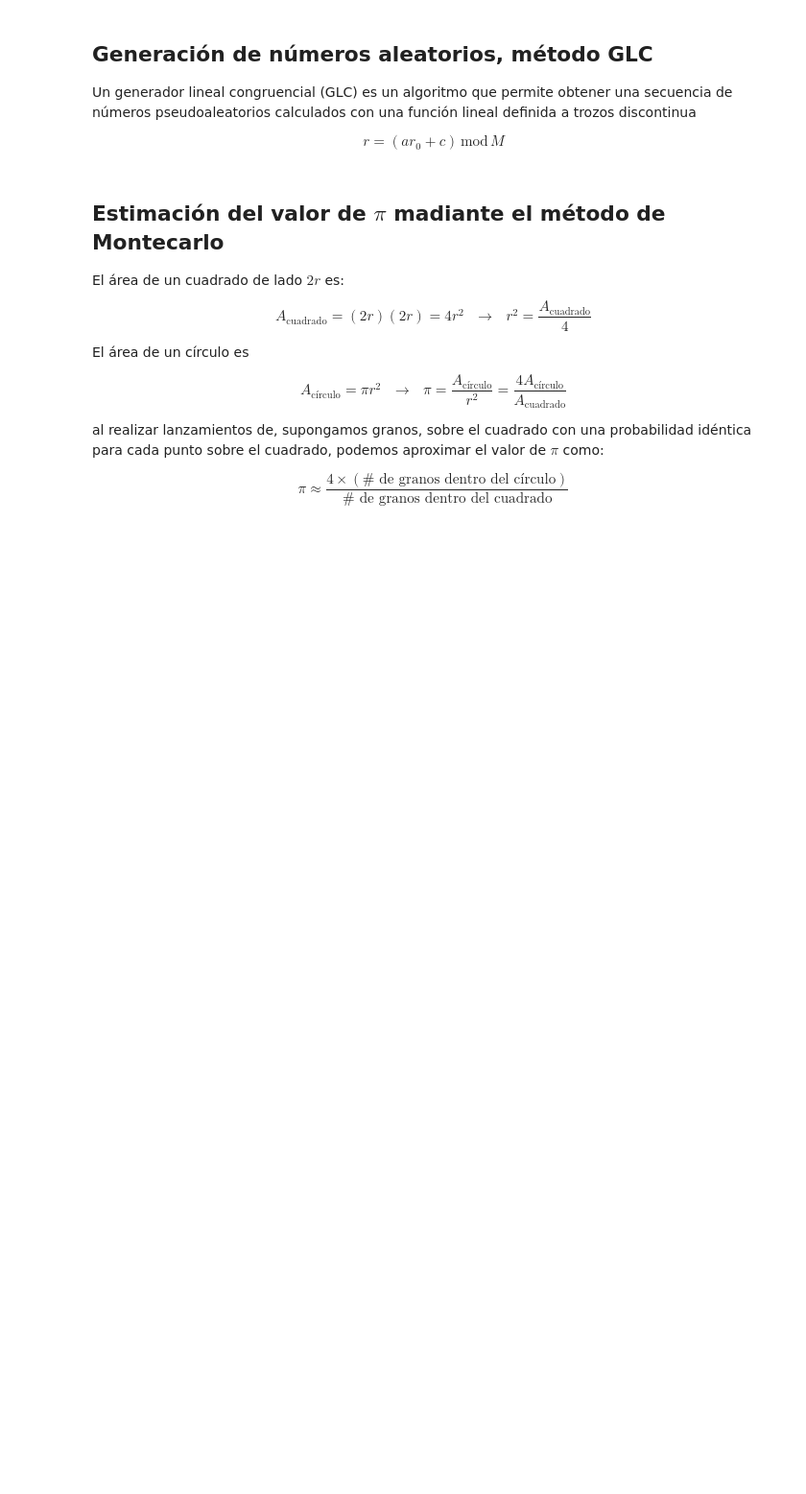
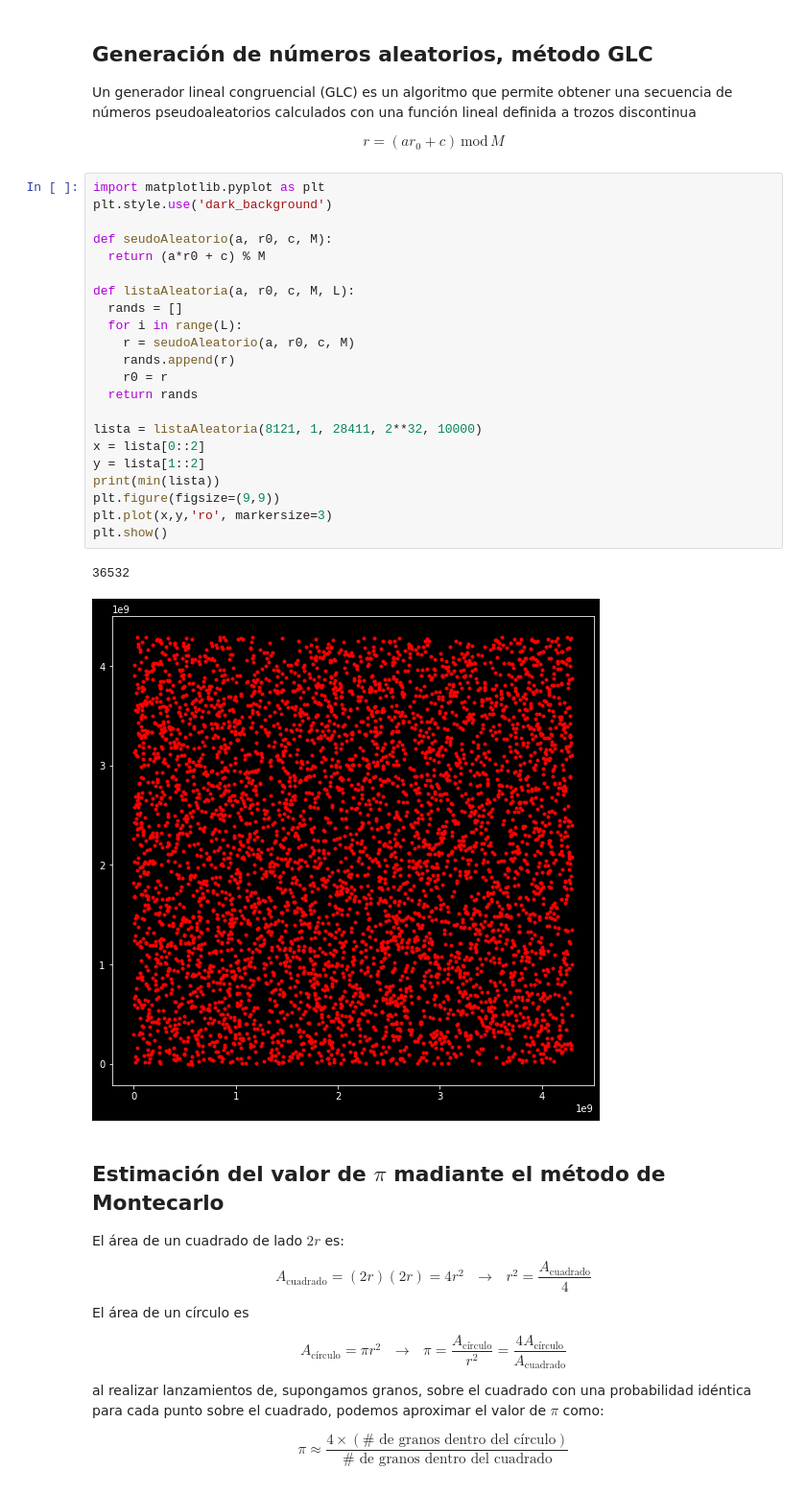
Before and after one commit to diegour1/LabMetodosComputacionales, a Jupyter notebook: Notebooks/06_MonteCarlo.ipynb, the cells around one changed output. Shown at 96% size. Drawn from its saved outputs; the diff is of its cells as text; blank space fills up the shorter version.

```diff
--- a/Notebooks/06_MonteCarlo.ipynb
+++ b/Notebooks/06_MonteCarlo.ipynb
@@ -10,6 +10,31 @@
 Un generador lineal congruencial (GLC) es un algoritmo que permite obtener una secuencia de números pseudoaleatorios calculados con una función lineal definida a trozos discontinua
 
 $$r = (ar_0+c)\,\text{mod}\,M$$
+# %%
+import matplotlib.pyplot as plt
+plt.style.use('dark_background')
+
+def seudoAleatorio(a, r0, c, M):
+  return (a*r0 + c) % M
+
+def listaAleatoria(a, r0, c, M, L):
+  rands = []
+  for i in range(L):
+    r = seudoAleatorio(a, r0, c, M)
+    rands.append(r)
+    r0 = r
+  return rands
+
+lista = listaAleatoria(8121, 1, 28411, 2**32, 10000)
+x = lista[0::2]
+y = lista[1::2]
+print(min(lista))
+plt.figure(figsize=(9,9))
+plt.plot(x,y,'ro', markersize=3)
+plt.show()
+# %% [output]
+36532
+[figure, added]
 # %% [markdown]
 ## Estimación del valor de $\pi$ madiante el método de Montecarlo
 
```
Also changed, not shown: parts of 4 cells of this notebook, 1 other file.
